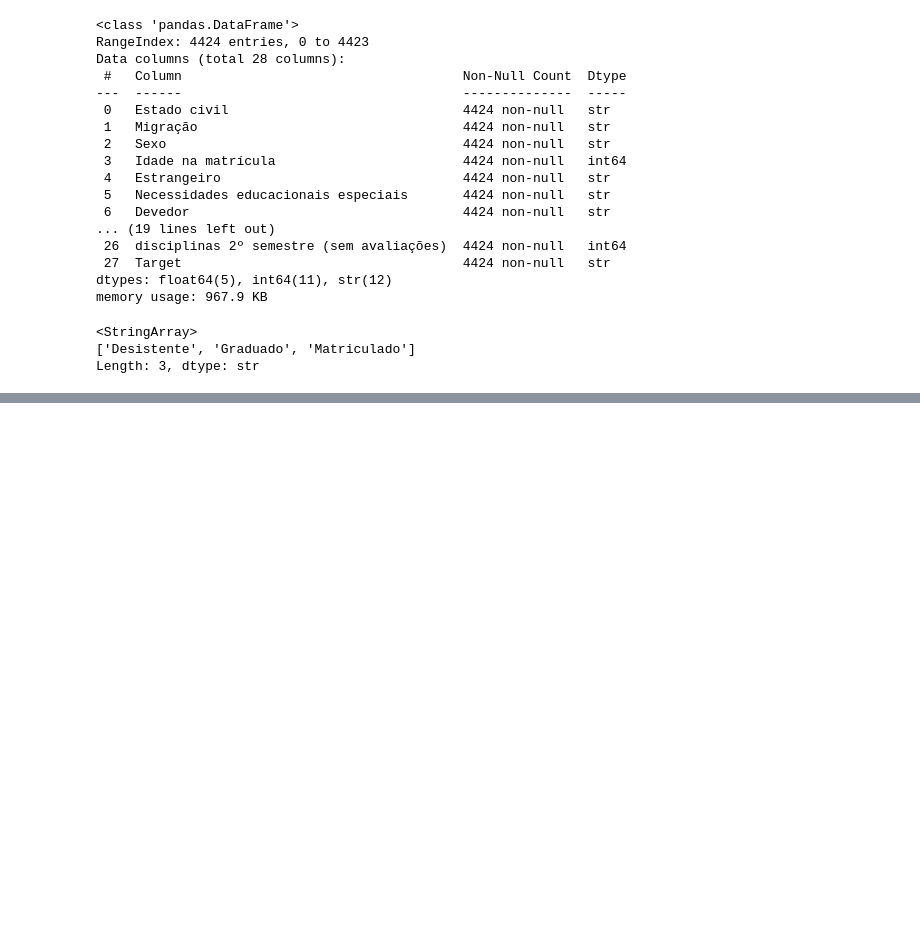
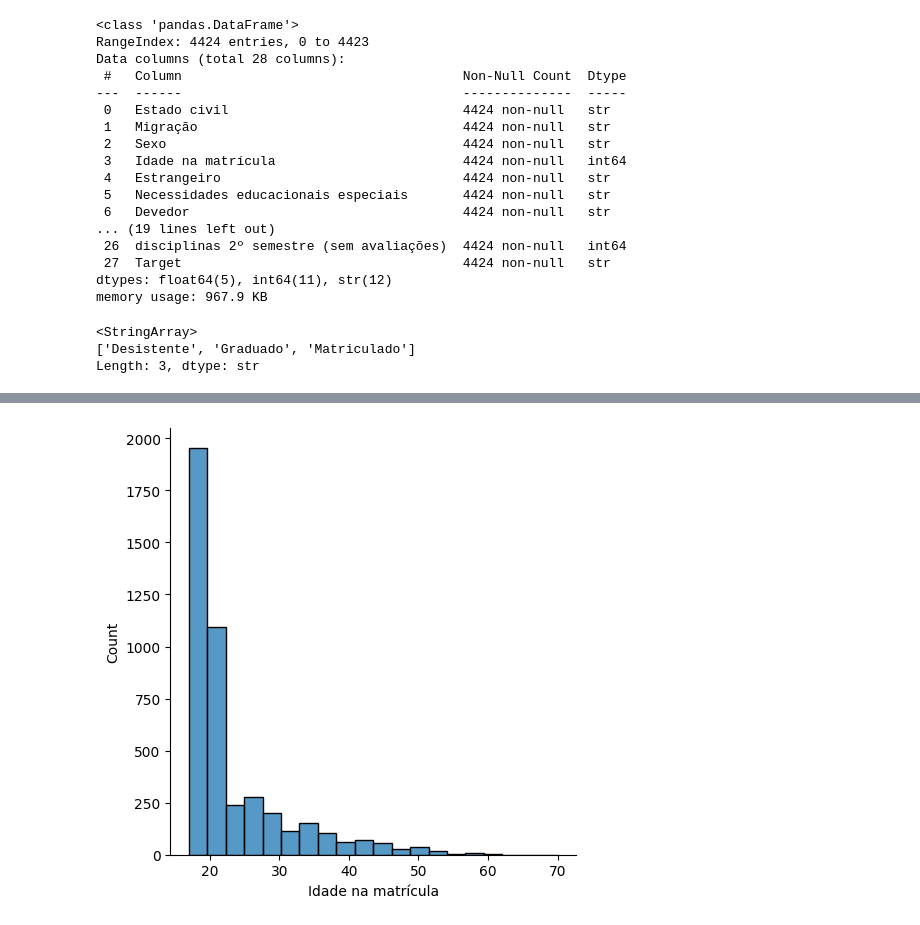
Before and after one commit to Vagnerkrg/class-dados-com-ml, a Jupyter notebook: multiclasse.ipynb, the cells around one changed output, grey strips where cells are left out. Drawn from its saved outputs; the diff is of its cells as text; code cells hidden in the pictures; blank space fills up the shorter version.

```diff
--- a/multiclasse.ipynb
+++ b/multiclasse.ipynb
@@ -40,0 +55,5 @@ Length: 3, dtype: str
+# %%
+sns.displot(df['Idade na matrícula'], bins=20)
+plt.show()
+# %% [output]
+[figure, added]
```
Also changed, not shown: parts of 15 cells of this notebook.
